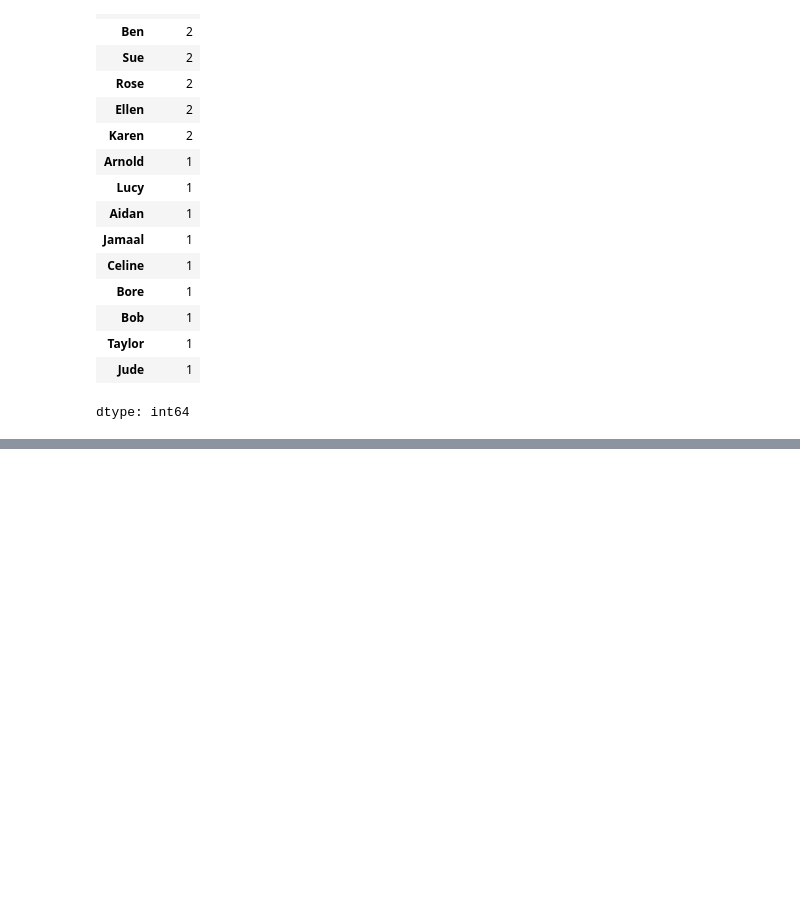
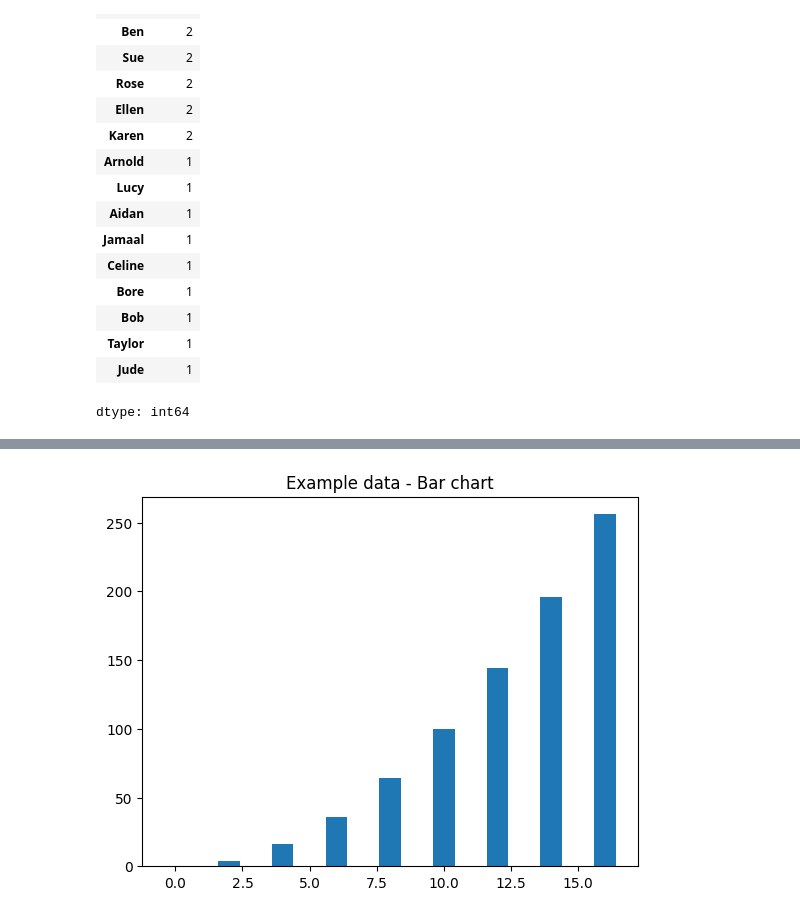
Before and after one commit to aysedemirel/machine-learning, a Jupyter notebook: dataPlayground.ipynb, the cells around one changed output, grey strips where cells are left out. Saved outputs shown, nothing was run; the diff lists cells and outputs as text; code cells hidden in the pictures; blank space fills up the shorter version.

```diff
--- a/dataPlayground.ipynb
+++ b/dataPlayground.ipynb
@@ -654,0 +675,6 @@ dtype: int64
+# %%
+plt.bar(x, y)
+plt.title("Example data - Bar chart")
+plt.show()
+# %% [output]
+[figure, added]
```
Also changed, not shown: parts of 11 cells of this notebook.
